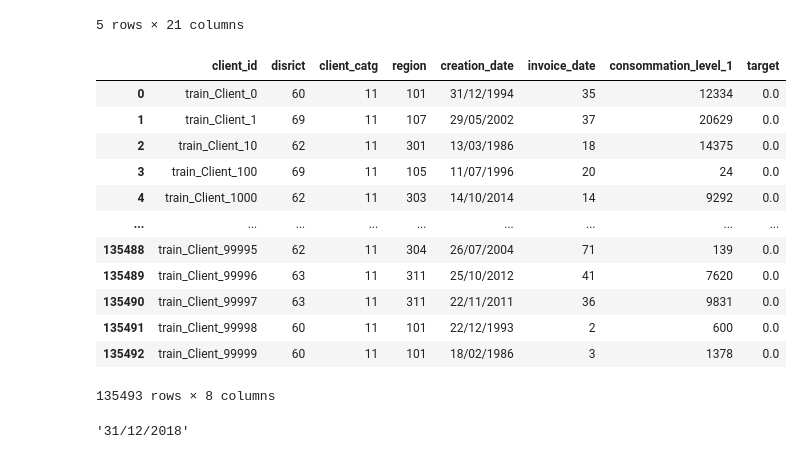
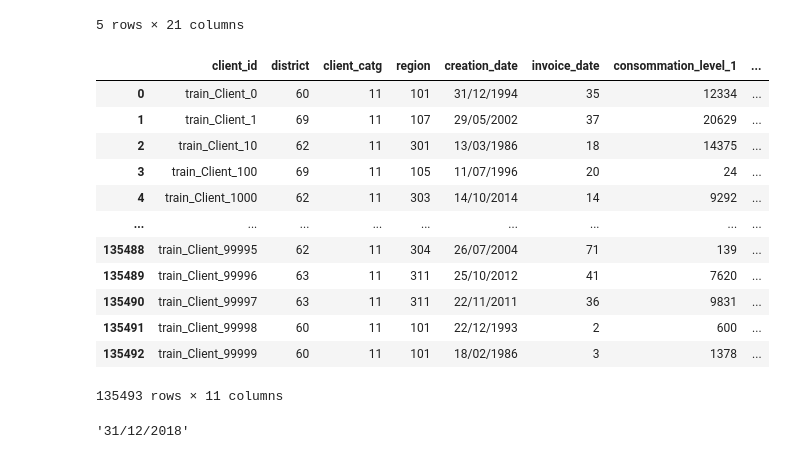
Before and after one commit to mariagichomo/Fraud-detection, a Jupyter notebook: Fraud_detection_pynb.ipynb, the cells around one changed output. Cells and saved outputs as stored; diff of their text form; code cells hidden in the pictures.

```diff
--- a/Fraud_detection_pynb.ipynb
+++ b/Fraud_detection_pynb.ipynb
@@ -289,28 +289,31 @@ df2.head(5)
 5 rows × 21 columns
 # %%
  df2.groupby('client_id').agg({
-    'disrict': 'first',
+    'district': 'first',
     'client_catg':'first',
     'region':'first',
     'creation_date':'first',
     'invoice_date':'size',
-     'consommation_level_1':'sum',
-     'target':'first'
+    'consommation_level_1':'sum',
+    'consommation_level_2': 'sum',
+    'consommation_level_3':'sum',
+    'consommation_level_4':'sum',
+    'target':'first'
 }).reset_index()
 # %% [output]
-|  | client_id | disrict | client_catg | region | creation_date | invoice_date | consommation_level_1 | target |
-| 0 | train_Client_0 | 60 | 11 | 101 | 31/12/1994 | 35 | 12334 | 0.0 |
-| 1 | train_Client_1 | 69 | 11 | 107 | 29/05/2002 | 37 | 20629 | 0.0 |
-| 2 | train_Client_10 | 62 | 11 | 301 | 13/03/1986 | 18 | 14375 | 0.0 |
-| 3 | train_Client_100 | 69 | 11 | 105 | 11/07/1996 | 20 | 24 | 0.0 |
-| 4 | train_Client_1000 | 62 | 11 | 303 | 14/10/2014 | 14 | 9292 | 0.0 |
+|  | client_id | district | client_catg | region | creation_date | invoice_date | consommation_level_1 | ... |
+| 0 | train_Client_0 | 60 | 11 | 101 | 31/12/1994 | 35 | 12334 | ... |
+| 1 | train_Client_1 | 69 | 11 | 107 | 29/05/2002 | 37 | 20629 | ... |
+| 2 | train_Client_10 | 62 | 11 | 301 | 13/03/1986 | 18 | 14375 | ... |
+| 3 | train_Client_100 | 69 | 11 | 105 | 11/07/1996 | 20 | 24 | ... |
+| 4 | train_Client_1000 | 62 | 11 | 303 | 14/10/2014 | 14 | 9292 | ... |
 | ... | ... | ... | ... | ... | ... | ... | ... | ... |
-| 135488 | train_Client_99995 | 62 | 11 | 304 | 26/07/2004 | 71 | 139 | 0.0 |
-| 135489 | train_Client_99996 | 63 | 11 | 311 | 25/10/2012 | 41 | 7620 | 0.0 |
-| 135490 | train_Client_99997 | 63 | 11 | 311 | 22/11/2011 | 36 | 9831 | 0.0 |
-| 135491 | train_Client_99998 | 60 | 11 | 101 | 22/12/1993 | 2 | 600 | 0.0 |
-| 135492 | train_Client_99999 | 60 | 11 | 101 | 18/02/1986 | 3 | 1378 | 0.0 |
+| 135488 | train_Client_99995 | 62 | 11 | 304 | 26/07/2004 | 71 | 139 | ... |
+| 135489 | train_Client_99996 | 63 | 11 | 311 | 25/10/2012 | 41 | 7620 | ... |
+| 135490 | train_Client_99997 | 63 | 11 | 311 | 22/11/2011 | 36 | 9831 | ... |
+| 135491 | train_Client_99998 | 60 | 11 | 101 | 22/12/1993 | 2 | 600 | ... |
+| 135492 | train_Client_99999 | 60 | 11 | 101 | 18/02/1986 | 3 | 1378 | ... |
-135493 rows × 8 columns
+135493 rows × 11 columns
 # %%
 df2['creation_date'].max()
 # %% [output]
```
